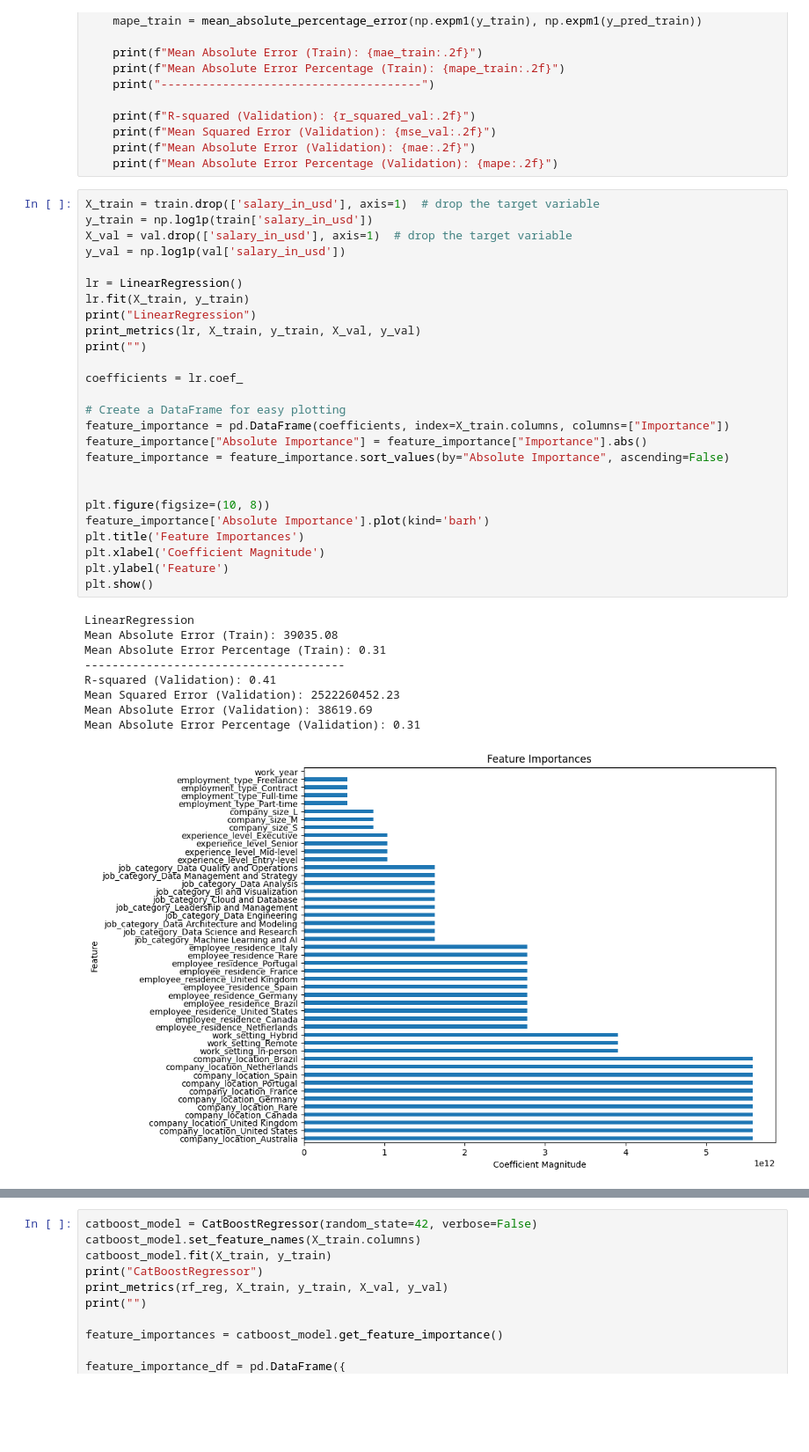
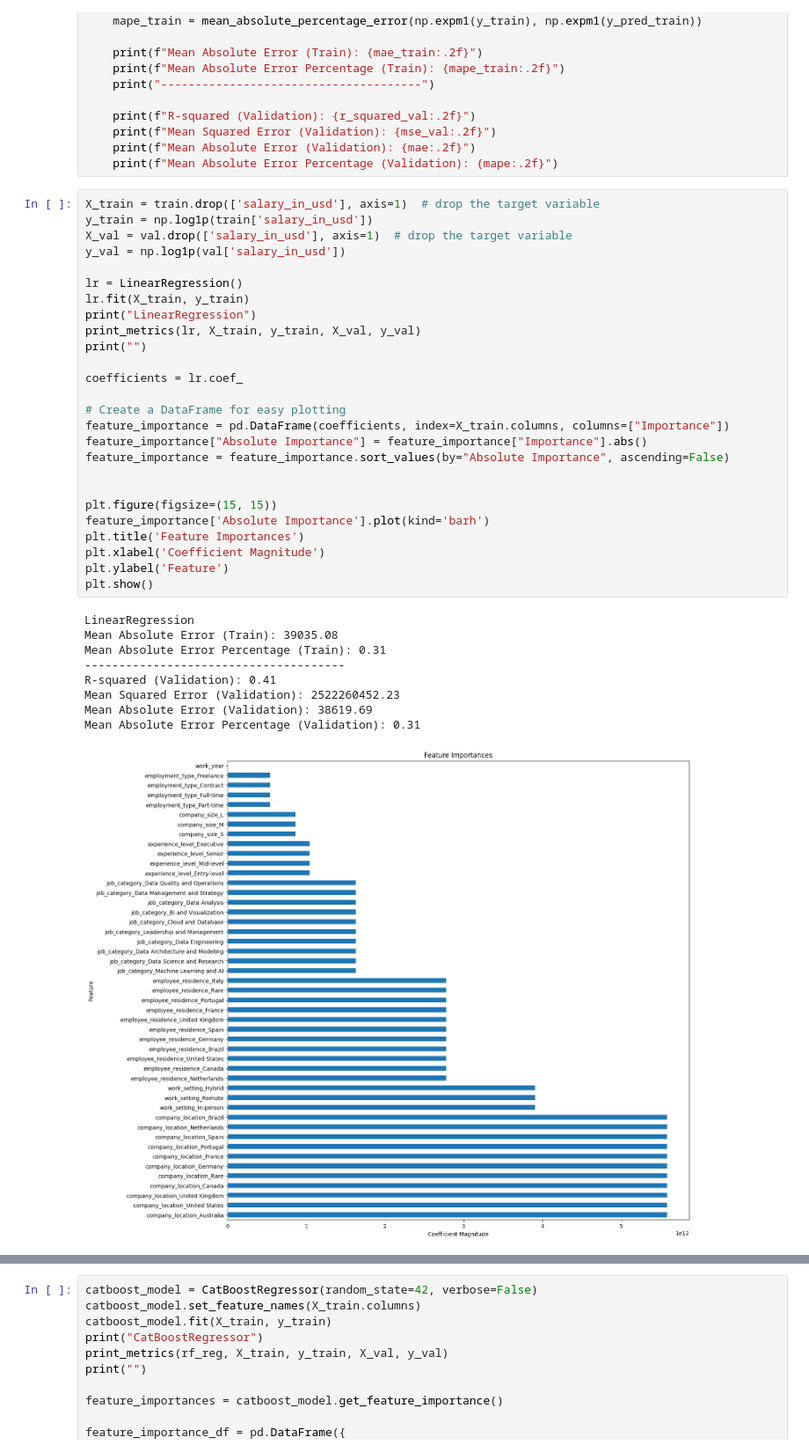
Before and after one commit to olgazju/project_salary_prediction, a Jupyter notebook: EDA.ipynb, the cells around one changed output, grey strips where cells are left out. Shown at 88% size. Drawn from its saved outputs; the diff is of its cells as text; blank space fills up the shorter version.

Commit message:
small graph size fix

```diff
--- a/EDA.ipynb
+++ b/EDA.ipynb
@@ -393,35 +393,35 @@ X_val = val.drop(['salary_in_usd'], axis=1)  # drop the target variable
 y_val = np.log1p(val['salary_in_usd'])
 
 lr = LinearRegression()
 lr.fit(X_train, y_train)
 print("LinearRegression")
 print_metrics(lr, X_train, y_train, X_val, y_val)
 print("")
 
 coefficients = lr.coef_
 
 # Create a DataFrame for easy plotting
 feature_importance = pd.DataFrame(coefficients, index=X_train.columns, columns=["Importance"])
 feature_importance["Absolute Importance"] = feature_importance["Importance"].abs()
 feature_importance = feature_importance.sort_values(by="Absolute Importance", ascending=False)
 
 
-plt.figure(figsize=(10, 8))
+plt.figure(figsize=(15, 15))
 feature_importance['Absolute Importance'].plot(kind='barh')
 plt.title('Feature Importances')
 plt.xlabel('Coefficient Magnitude')
 plt.ylabel('Feature')
 plt.show()
 # %% [output]
 LinearRegression
 Mean Absolute Error (Train): 39035.08
 Mean Absolute Error Percentage (Train): 0.31
 --------------------------------------
 R-squared (Validation): 0.41
 Mean Squared Error (Validation): 2522260452.23
 Mean Absolute Error (Validation): 38619.69
 Mean Absolute Error Percentage (Validation): 0.31
-[figure, old version]
+[figure, new version]
 # %%
 rf_reg = RandomForestRegressor(random_state=42)
 rf_reg.fit(X_train, y_train)
```
Also changed, not shown: parts of 1 cell of this notebook.
